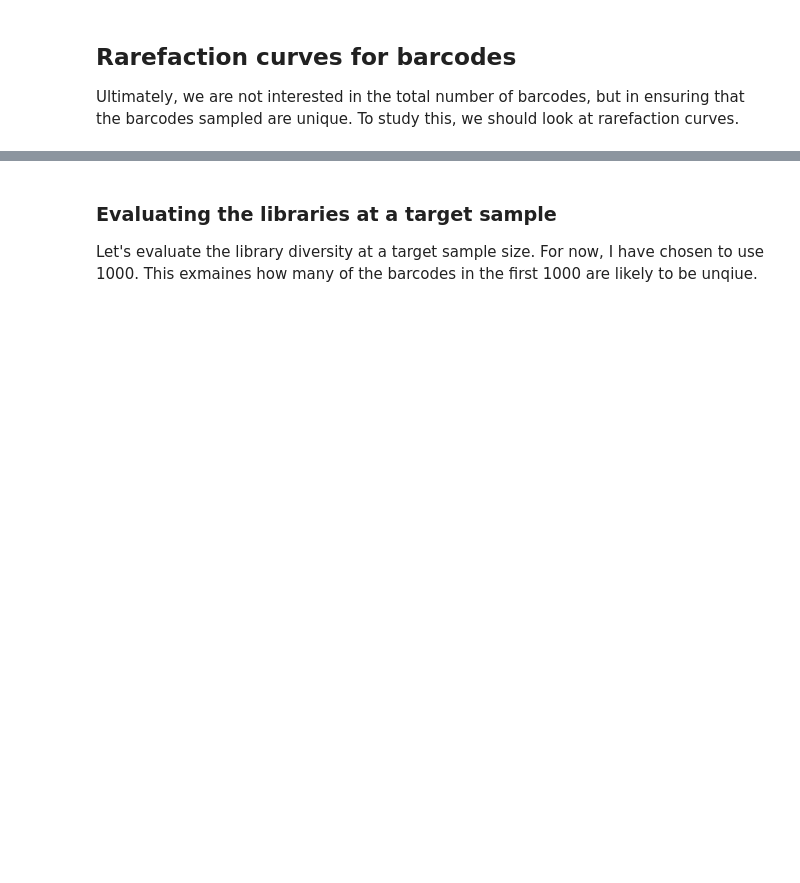
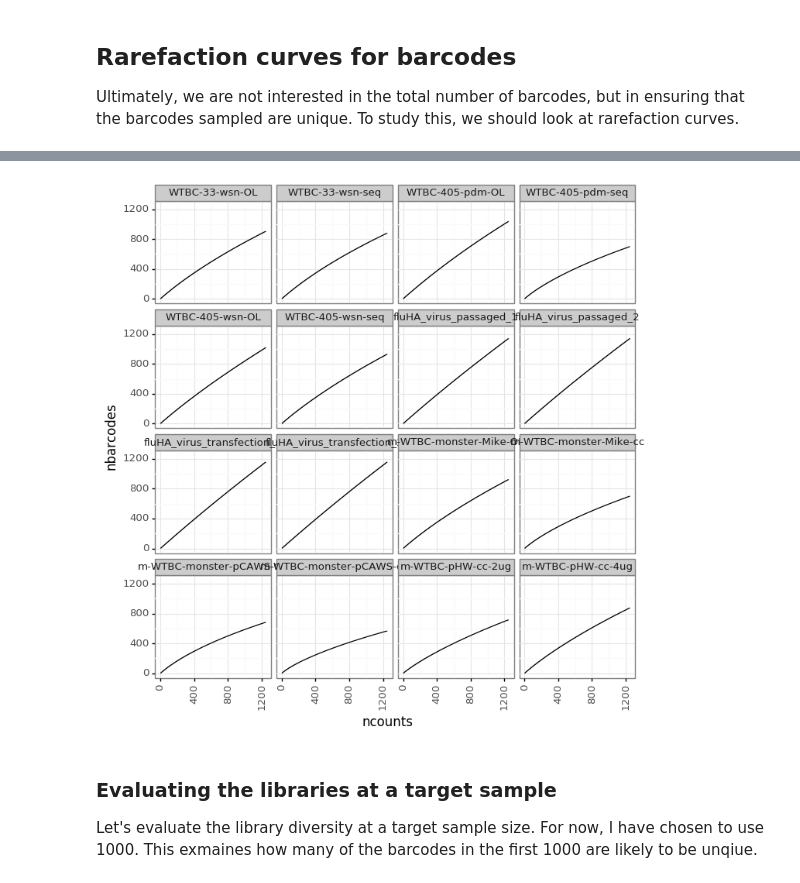
Before and after one commit to dbacsik/transfection_bottleneck, a Jupyter notebook: barcode_analysis.ipynb, the cells around one changed output, grey strips where cells are left out. Saved outputs shown, nothing was run; the diff lists cells and outputs as text; code cells hidden in the pictures; blank space fills up the shorter version.

Commit message:
Loaded all samples. Ran preliminary/crude analaysis

```diff
--- a/barcode_analysis.ipynb
+++ b/barcode_analysis.ipynb
@@ -230,3 +227,14 @@ _ = p.draw()
+# %%
+p = (ggplot(rarefy_df, aes('ncounts', 'nbarcodes')) +
+     geom_step() +
+     facet_wrap('~ sample') +
+     theme(figure_size=(8, 8),
+           axis_text_x=element_text(angle=90))
+     + xlim(0,1250) + ylim(0,1250)
+     )
+_ = p.draw()
+# %% [output]
+[figure, added]
 # %% [markdown]
 ### Evaluating the libraries at a target sample
 
```
Also changed, not shown: parts of 11 cells of this notebook, 1 other file.
